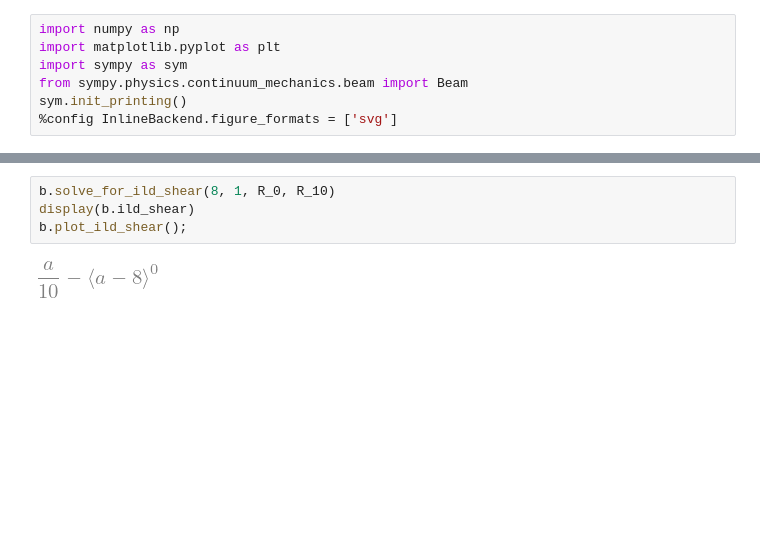
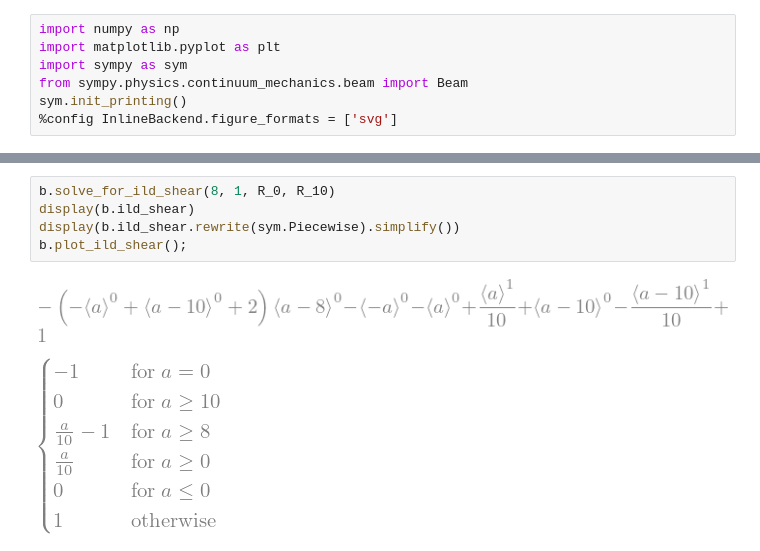
Before and after one commit to Tom-van-Woudenberg/Macaulay-various, a Jupyter notebook: example_julia_1.ipynb, the cells around one changed output, grey strips where cells are left out. Drawn from its saved outputs; the diff is of its cells as text; blank space fills up the shorter version.

```diff
--- a/example_julia_1.ipynb
+++ b/example_julia_1.ipynb
@@ -30,7 +74,9 @@ b.plot_ild_moment();
 # %%
 b.solve_for_ild_shear(8, 1, R_0, R_10)
 display(b.ild_shear)
+display(b.ild_shear.rewrite(sym.Piecewise).simplify())
 b.plot_ild_shear();
 # %% [output]
-[figure, old version]
+[figure, new version]
+[figure, added]
 [drawing not drawn]
```
Also changed, not shown: parts of 9 cells of this notebook, 2 other files.
